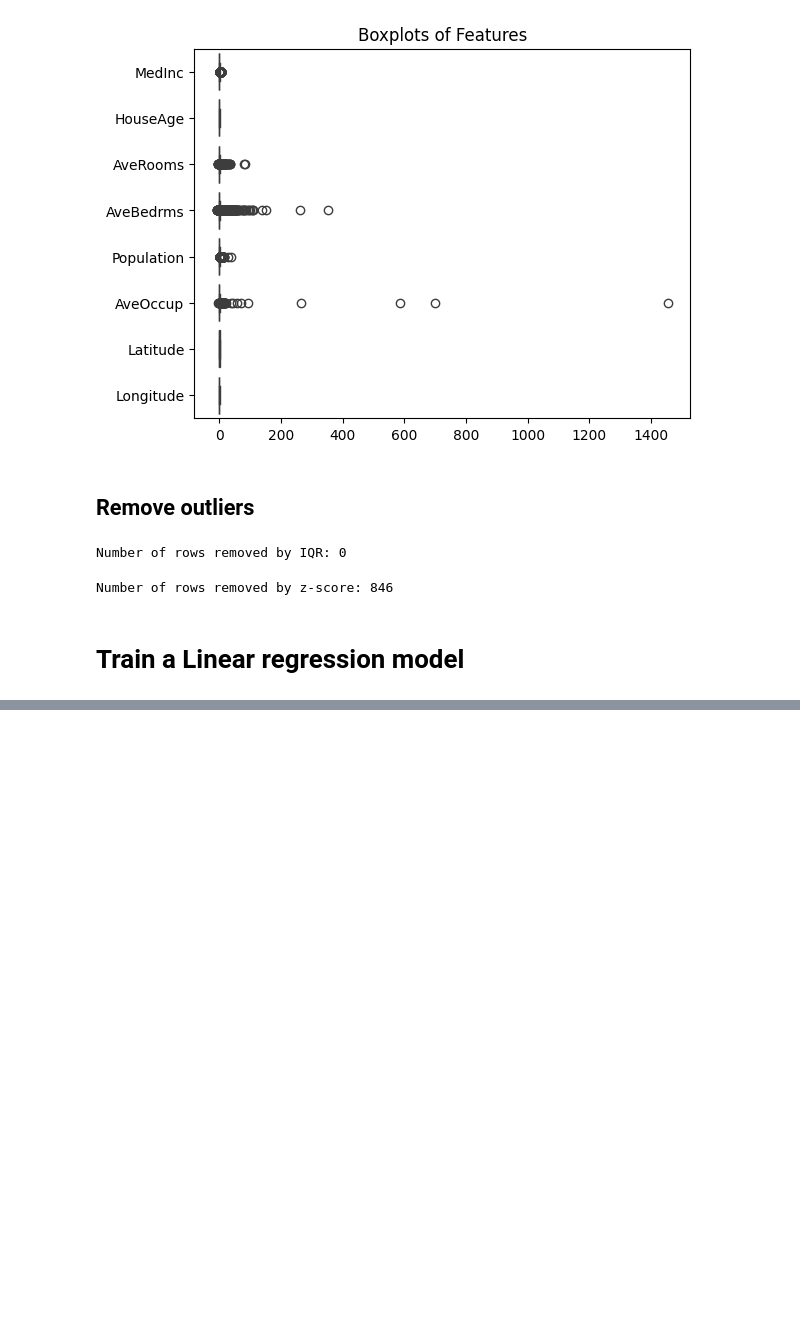
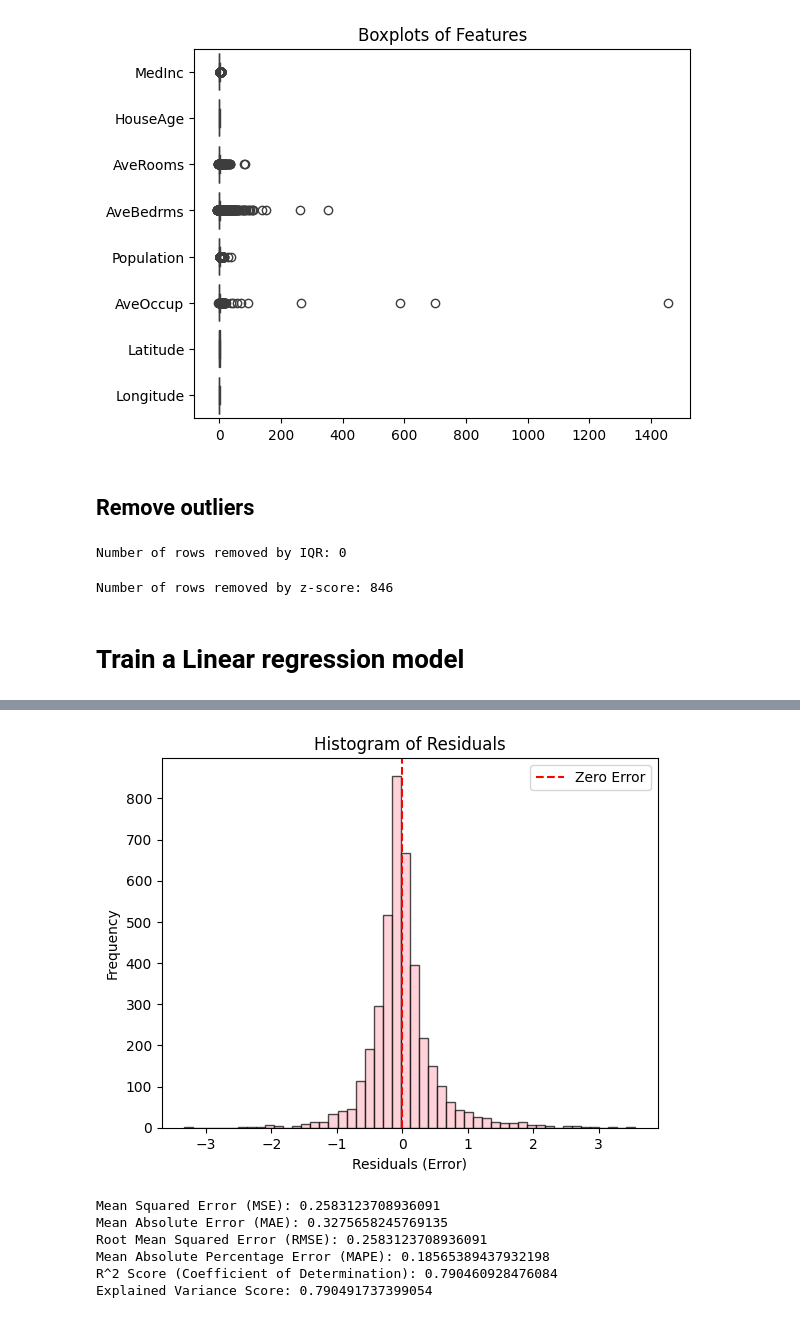
Before and after one commit to maxim-mat/DS-training, a Jupyter notebook: פרק 2 - מודל ראשון/first_model.ipynb, the cells around one changed output, grey strips where cells are left out. Drawn from its saved outputs; the diff is of its cells as text; code cells hidden in the pictures; blank space fills up the shorter version.

```diff
--- a/פרק 2 - מודל ראשון/first_model.ipynb
+++ b/פרק 2 - מודל ראשון/first_model.ipynb
@@ -248,0 +292,33 @@ mean_absolute_error :  0.49875861046958647
+# %%
+from sklearn.ensemble import RandomForestRegressor
+forest = RandomForestRegressor(n_estimators=100, random_state=42)
+forest.fit(X_train, y_train)
+forest_pred = forest.predict(X_test)
+# %%
+forest_residuals = y_test - forest_pred
+
+# Plot histogram
+plt.hist(forest_residuals, bins=50, color='pink', alpha=0.7, edgecolor='black')
+plt.title("Histogram of Residuals")
+plt.xlabel("Residuals (Error)")
+plt.ylabel("Frequency")
+plt.axvline(x=0, color='red', linestyle='--', label='Zero Error')
+plt.legend()
+plt.show()
+# %% [output]
+[figure, added]
+# %%
+
+print('Mean Squared Error (MSE):', mean_squared_error(y_test, forest_pred))
+print('Mean Absolute Error (MAE):', mean_absolute_error(y_test, forest_pred))
+print('Root Mean Squared Error (RMSE):', mean_squared_error(y_test, forest_pred))
+print('Mean Absolute Percentage Error (MAPE):', mean_absolute_percentage_error(y_test, forest_pred))
+print('R^2 Score (Coefficient of Determination):', r2_score(y_test, forest_pred))
+print('Explained Variance Score:', explained_variance_score(y_test, forest_pred))
+# %% [output]
+Mean Squared Error (MSE): 0.2583123708936091
+Mean Absolute Error (MAE): 0.3275658245769135
+Root Mean Squared Error (RMSE): 0.2583123708936091
+Mean Absolute Percentage Error (MAPE): 0.18565389437932198
+R^2 Score (Coefficient of Determination): 0.790460928476084
+Explained Variance Score: 0.790491737399054
```
Also changed, not shown: parts of 9 cells of this notebook.
